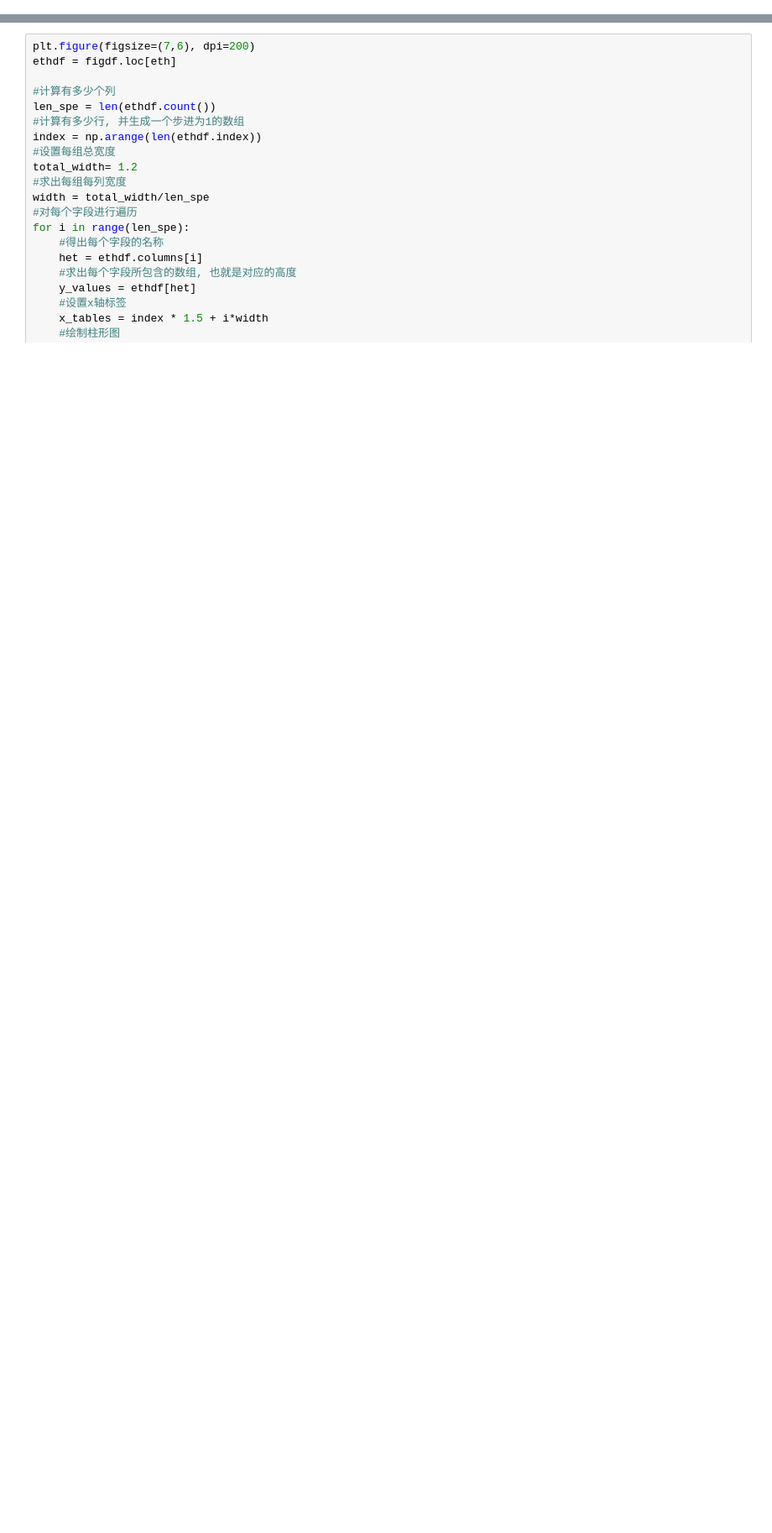
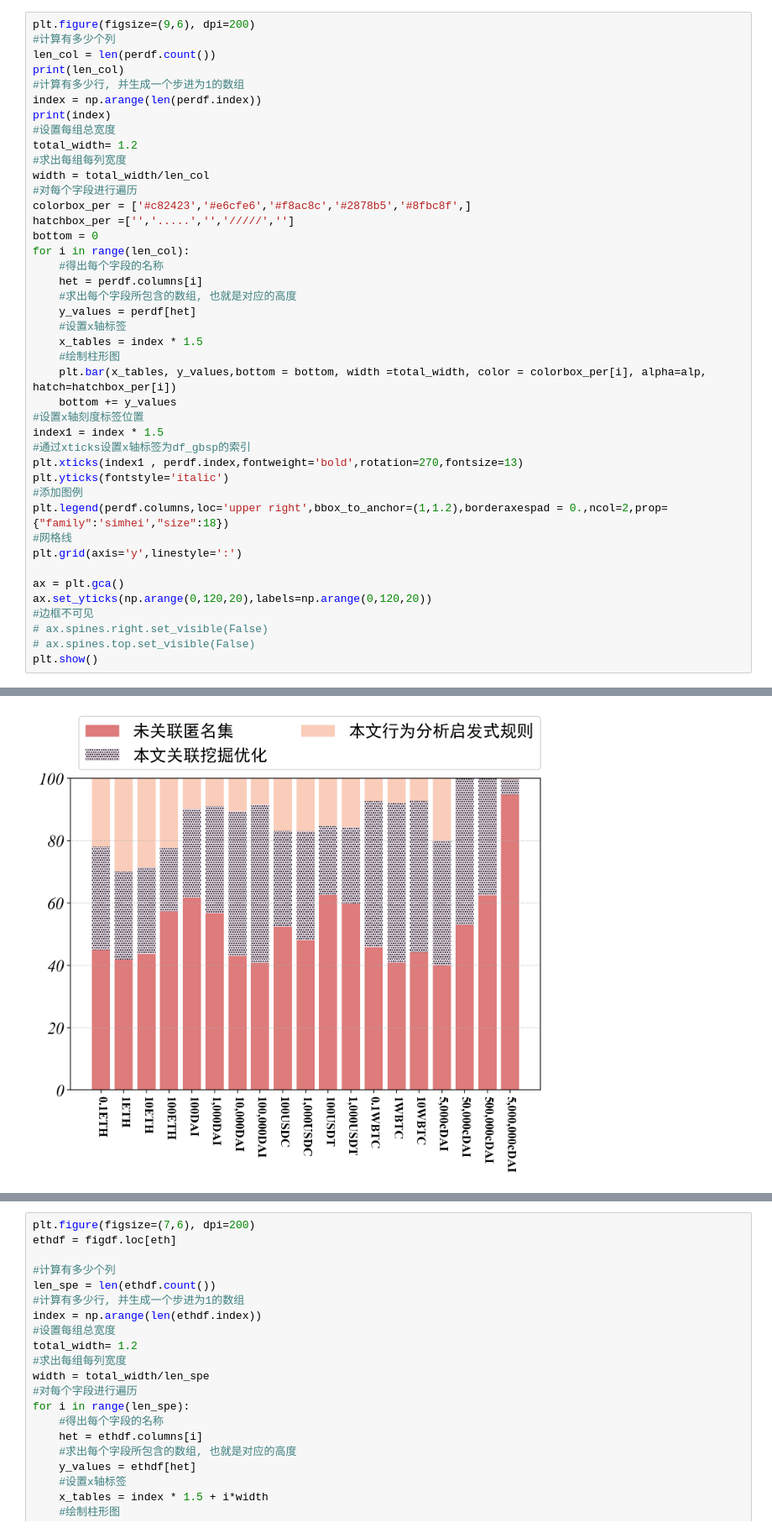
Before and after one commit to Cagayake-1/TornadoCluster, a Jupyter notebook: DeAnonymySize.ipynb, the cells around one changed output, grey strips where cells are left out. Shown at 84% size. Cells and saved outputs as stored; diff of their text form; blank space fills up the shorter version.

```diff
--- a/DeAnonymySize.ipynb
+++ b/DeAnonymySize.ipynb
@@ -75,0 +122,43 @@ See the caveats in the documentation: https://pandas.pydata.org/pandas-docs/stab
+# %%
+plt.figure(figsize=(9,6), dpi=200)
+#计算有多少个列
+len_col = len(perdf.count())
+print(len_col)
+#计算有多少行, 并生成一个步进为1的数组
+index = np.arange(len(perdf.index))
+print(index)
+#设置每组总宽度
+total_width= 1.2
+#求出每组每列宽度
+width = total_width/len_col
+#对每个字段进行遍历
+colorbox_per = ['#c82423','#e6cfe6','#f8ac8c','#2878b5','#8fbc8f',]
+hatchbox_per =['','.....','','/////','']
+bottom = 0
+for i in range(len_col):
+    #得出每个字段的名称
+    het = perdf.columns[i]
+    #求出每个字段所包含的数组, 也就是对应的高度
+    y_values = perdf[het]
+    #设置x轴标签
+    x_tables = index * 1.5
+    #绘制柱形图
+    plt.bar(x_tables, y_values,bottom = bottom, width =total_width, color = colorbox_per[i], alpha=alp, hatch=hatchbox_per[i])
+    bottom += y_values
+#设置x轴刻度标签位置
+index1 = index * 1.5
+#通过xticks设置x轴标签为df_gbsp的索引
+plt.xticks(index1 , perdf.index,fontweight='bold',rotation=270,fontsize=13)
+plt.yticks(fontstyle='italic')
+#添加图例
+plt.legend(perdf.columns,loc='upper right',bbox_to_anchor=(1,1.2),borderaxespad = 0.,ncol=2,prop={"family":'simhei',"size":18})
+#网格线
+plt.grid(axis='y',linestyle=':')
+
+ax = plt.gca()
+ax.set_yticks(np.arange(0,120,20),labels=np.arange(0,120,20))
+#边框不可见
+# ax.spines.right.set_visible(False)
+# ax.spines.top.set_visible(False)
+plt.show()
+# %% [output]
@@ -75,0 +167 @@ See the caveats in the documentation: https://pandas.pydata.org/pandas-docs/stab
+[figure, added]
```
Also changed, not shown: parts of 8 cells of this notebook, 1 other file.
